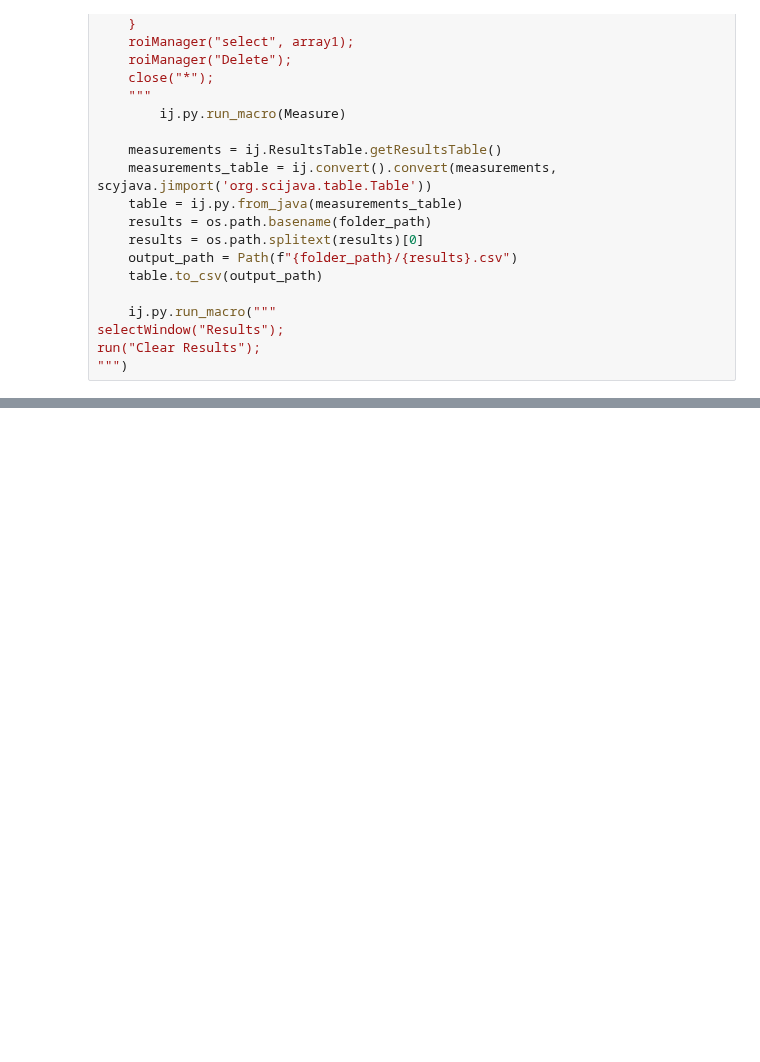
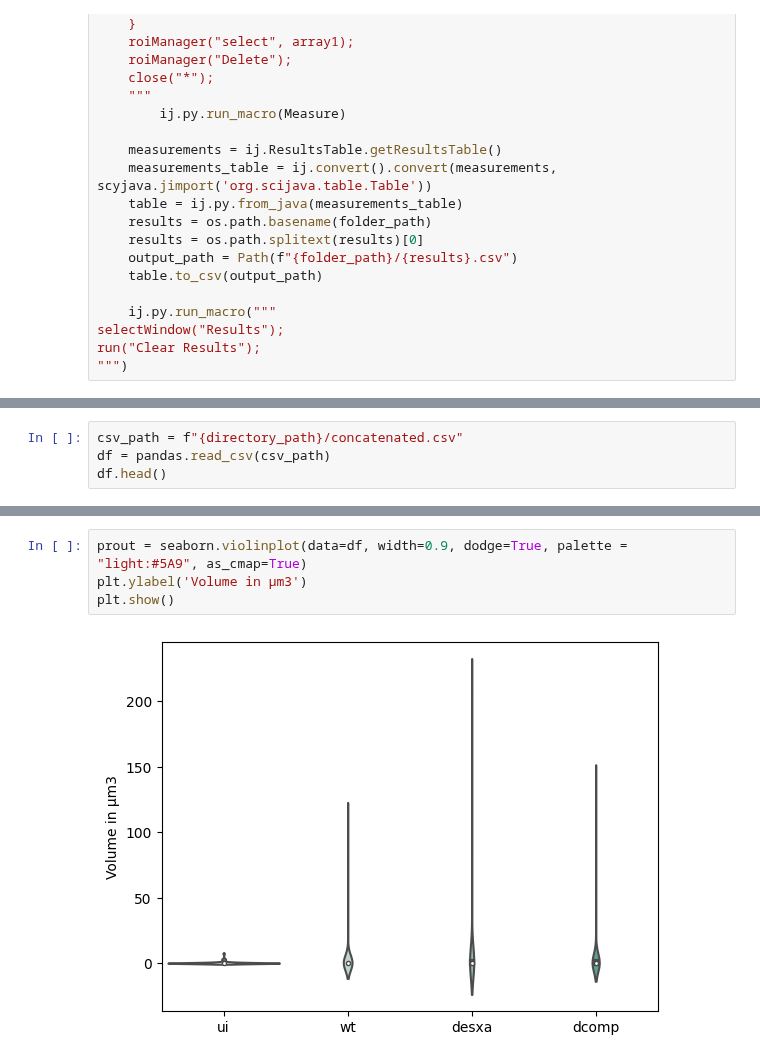
Before and after one commit to jaugenst/pyimagej_workflows, a Jupyter notebook: notebooks/Cell_fluorescence_quantification.ipynb, the cells around one changed output, grey strips where cells are left out. Drawn from its saved outputs; the diff is of its cells as text; blank space fills up the shorter version.

```diff
--- a/notebooks/Cell_fluorescence_quantification.ipynb
+++ b/notebooks/Cell_fluorescence_quantification.ipynb
@@ -362,0 +509,4 @@ def get_lc3_rois(bact, directory_path, threshold_low, threshold_high, threshold_
+# %%
+csv_path = f"{directory_path}/concatenated.csv"
+df = pandas.read_csv(csv_path)
+df.head()
@@ -362,0 +520,6 @@ def get_lc3_rois(bact, directory_path, threshold_low, threshold_high, threshold_
+# %%
+prout = seaborn.violinplot(data=df, width=0.9, dodge=True, palette = "light:#5A9", as_cmap=True)
+plt.ylabel('Volume in µm3')
+plt.show()
+# %% [output]
+[figure, added]
```
Also changed, not shown: parts of 14 cells of this notebook, 5 other files.
